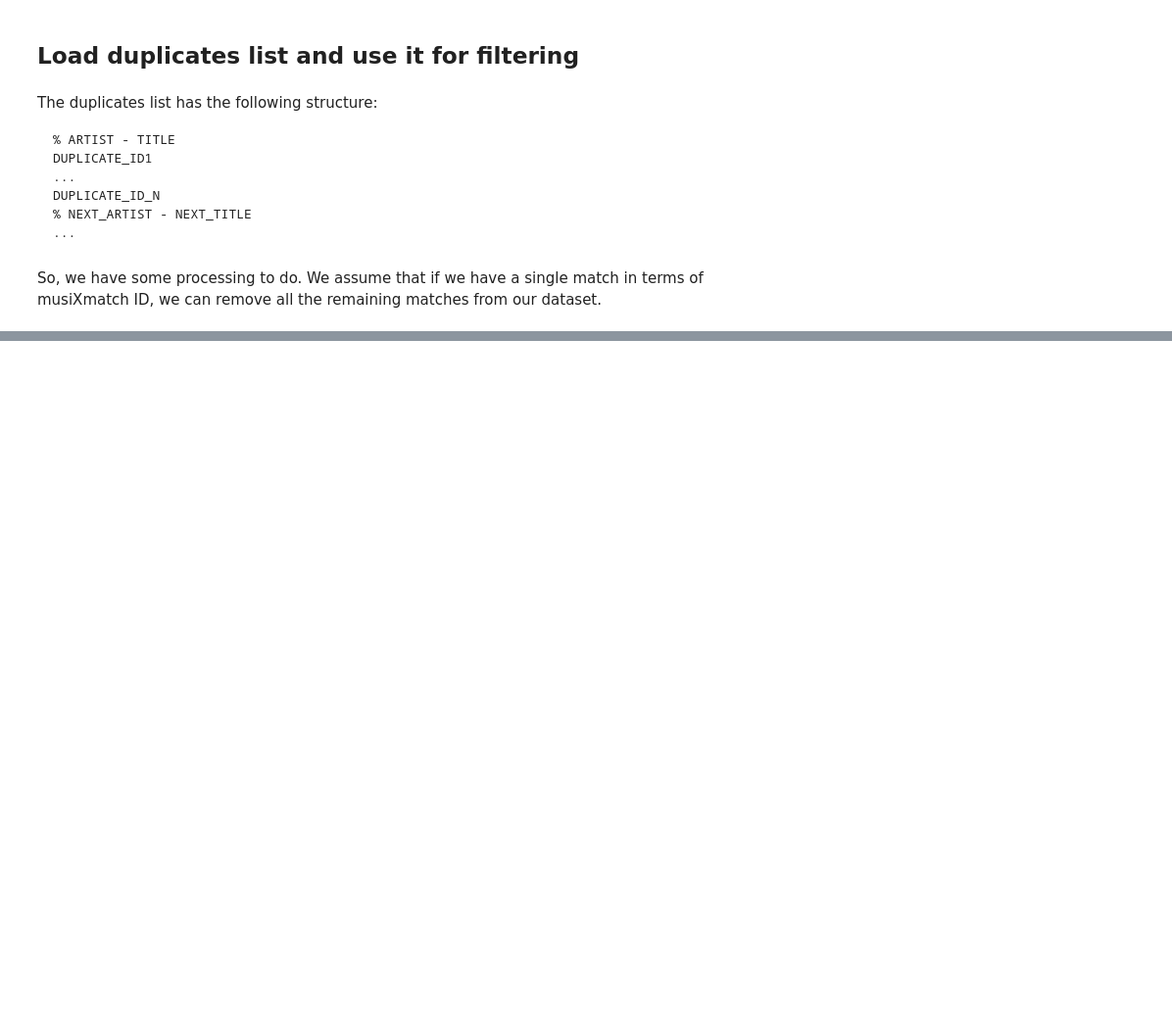
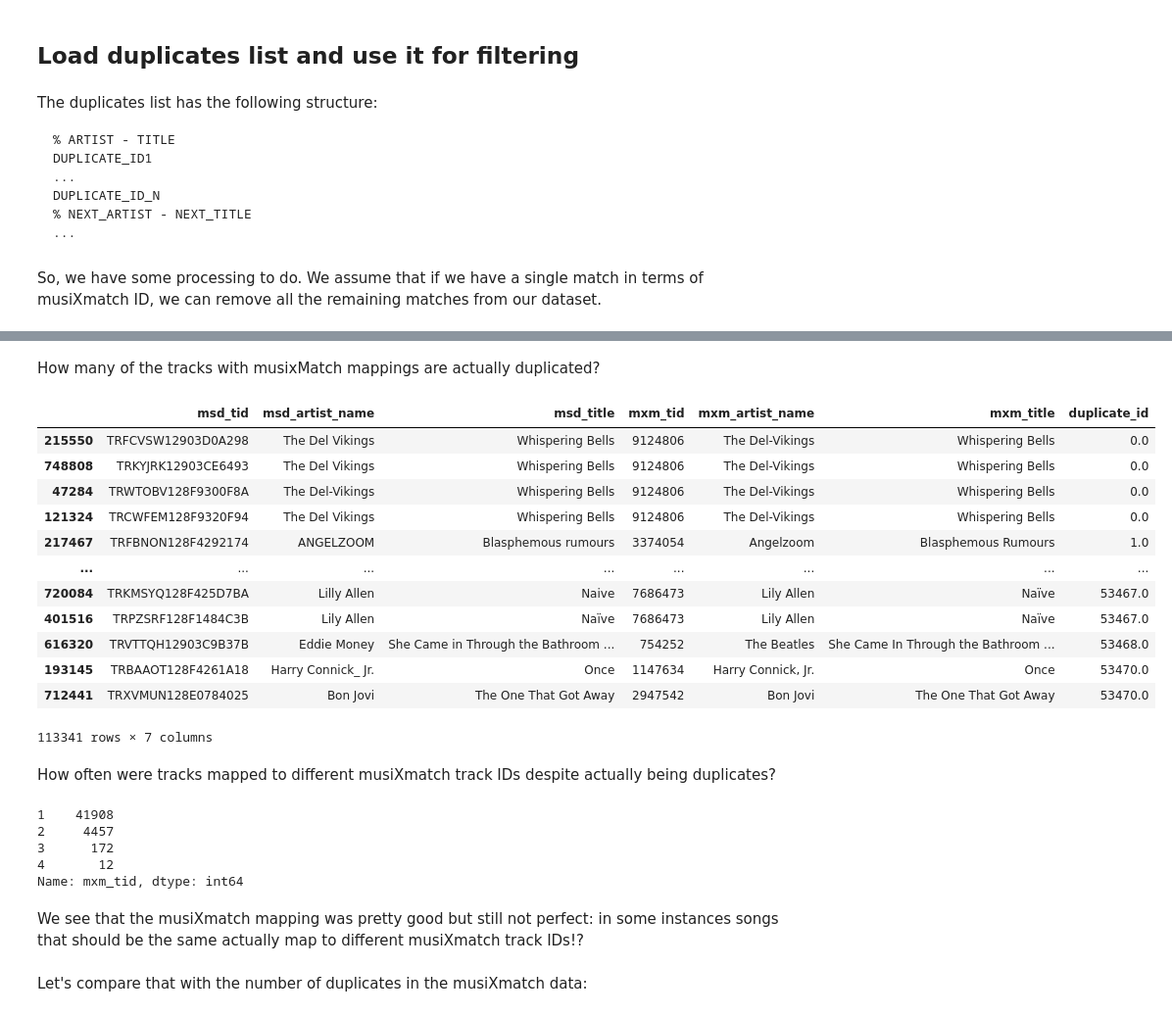
Before and after one commit to Sejmou/tuwien-nlp-2022w-group12, a Jupyter notebook: mxm-msd-merge.ipynb, the cells around one changed output, grey strips where cells are left out. Shown: that part at 98% size. Drawn from its saved outputs; the diff is of its cells as text; code cells hidden in the pictures; blank space fills up the shorter version.

```diff
--- a/mxm-msd-merge.ipynb
+++ b/mxm-msd-merge.ipynb
@@ -87,0 +189,33 @@ with open("data/msd_duplicates.txt") as f:
+# %% [markdown]
+How many of the tracks with musixMatch mappings are actually duplicated?
+# %%
+mxm_dups = mxm_with_dup_info[mxm_with_dup_info.duplicate_id.notna()].sort_values(by="duplicate_id")
+mxm_dups
+# %% [output]
+|  | msd_tid | msd_artist_name | msd_title | mxm_tid | mxm_artist_name | mxm_title | duplicate_id |
+| 215550 | TRFCVSW12903D0A298 | The Del Vikings | Whispering Bells | 9124806 | The Del-Vikings | Whispering Bells | 0.0 |
+| 748808 | TRKYJRK12903CE6493 | The Del Vikings | Whispering Bells | 9124806 | The Del-Vikings | Whispering Bells | 0.0 |
+| 47284 | TRWTOBV128F9300F8A | The Del-Vikings | Whispering Bells | 9124806 | The Del-Vikings | Whispering Bells | 0.0 |
+| 121324 | TRCWFEM128F9320F94 | The Del Vikings | Whispering Bells | 9124806 | The Del-Vikings | Whispering Bells | 0.0 |
+| 217467 | TRFBNON128F4292174 | ANGELZOOM | Blasphemous rumours | 3374054 | Angelzoom | Blasphemous Rumours | 1.0 |
+| ... | ... | ... | ... | ... | ... | ... | ... |
+| 720084 | TRKMSYQ128F425D7BA | Lilly Allen | Naive | 7686473 | Lily Allen | Naïve | 53467.0 |
+| 401516 | TRPZSRF128F1484C3B | Lily Allen | Naïve | 7686473 | Lily Allen | Naïve | 53467.0 |
+| 616320 | TRVTTQH12903C9B37B | Eddie Money | She Came in Through the Bathroom ... | 754252 | The Beatles | She Came In Through the Bathroom ... | 53468.0 |
+| 193145 | TRBAAOT128F4261A18 | Harry Connick_ Jr. | Once | 1147634 | Harry Connick, Jr. | Once | 53470.0 |
+| 712441 | TRXVMUN128E0784025 | Bon Jovi | The One That Got Away | 2947542 | Bon Jovi | The One That Got Away | 53470.0 |
+113341 rows × 7 columns
+# %% [markdown]
+How often were tracks mapped to different musiXmatch track IDs despite actually being duplicates?
+# %%
+mxm_dups.groupby("duplicate_id").mxm_tid.nunique().value_counts()
+# %% [output]
+1    41908
+2     4457
+3      172
+4       12
+Name: mxm_tid, dtype: int64
+# %% [markdown]
+We see that the musiXmatch mapping was pretty good but still not perfect: in some instances songs that should be the same actually map to different musiXmatch track IDs!?
+# %% [markdown]
+Let's compare that with the number of duplicates in the musiXmatch data:
```
Also changed, not shown: parts of 23 cells of this notebook.
